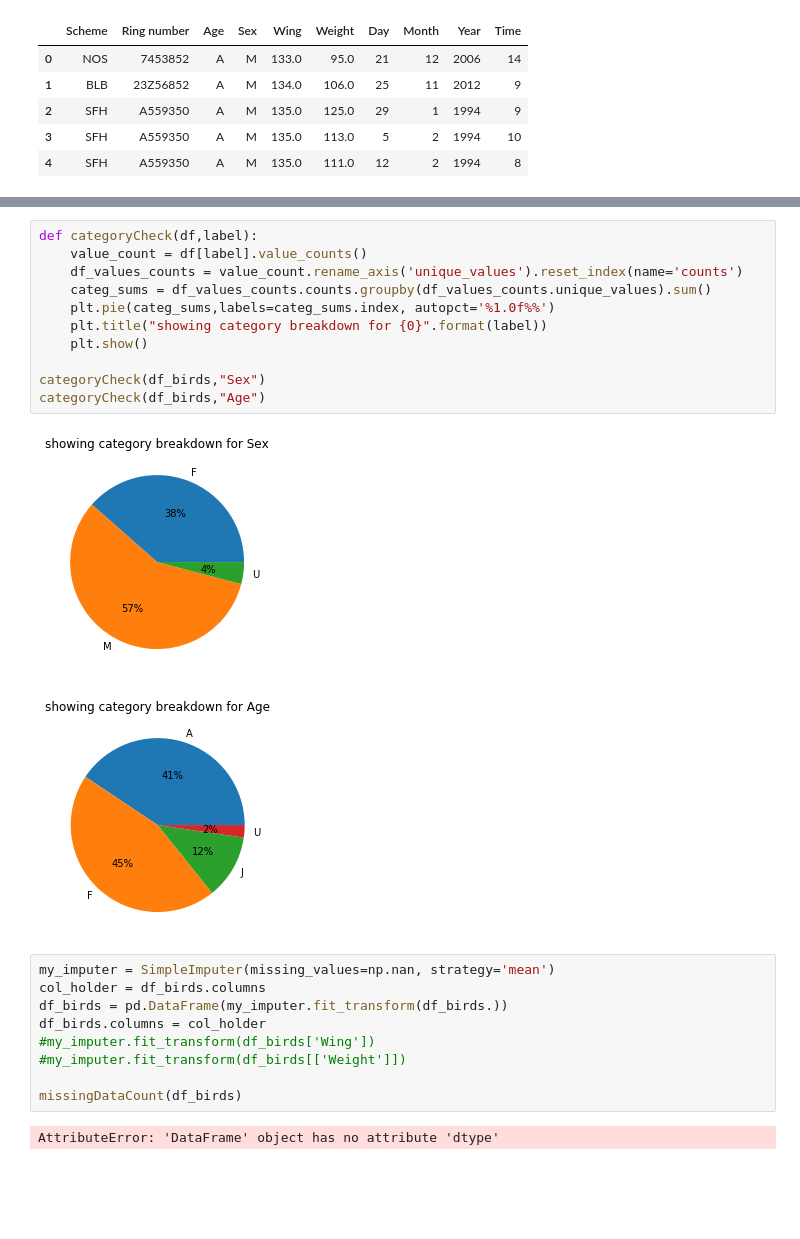
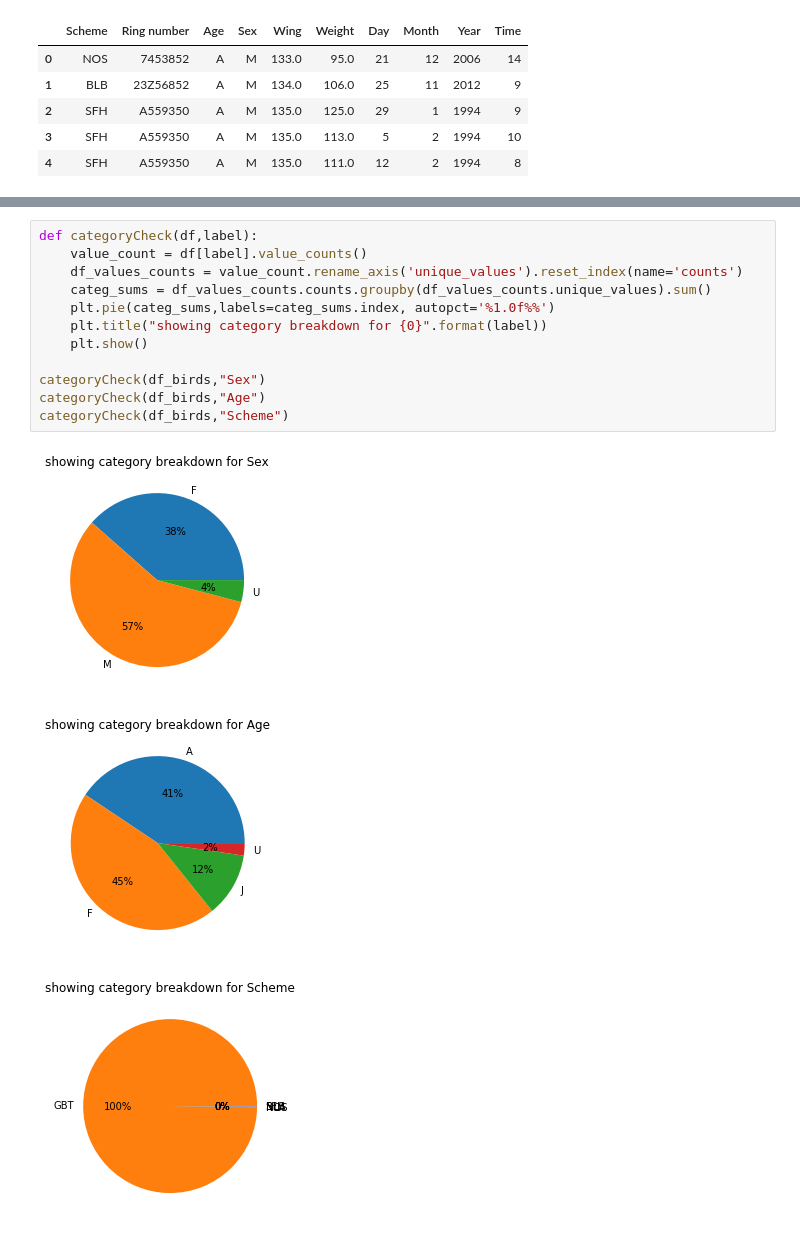
Before and after one commit to foreverloop/oneoff-example-code, a Jupyter notebook: blackbird_eda_models.ipynb, the cells around one changed output, grey strips where cells are left out. Drawn from its saved outputs; the diff is of its cells as text; blank space fills up the shorter version.

```diff
--- a/blackbird_eda_models.ipynb
+++ b/blackbird_eda_models.ipynb
@@ -53,25 +70,16 @@ percent missing overall (out of 100) =  0.7057967499393646
 # %%
 def categoryCheck(df,label):
     value_count = df[label].value_counts()
     df_values_counts = value_count.rename_axis('unique_values').reset_index(name='counts')
     categ_sums = df_values_counts.counts.groupby(df_values_counts.unique_values).sum()
     plt.pie(categ_sums,labels=categ_sums.index, autopct='%1.0f%%')
     plt.title("showing category breakdown for {0}".format(label))
     plt.show()
 
 categoryCheck(df_birds,"Sex")
 categoryCheck(df_birds,"Age")
+categoryCheck(df_birds,"Scheme")
 # %% [output]
 [figure]
 [figure]
+[figure, added]
-# %%
-my_imputer = SimpleImputer(missing_values=np.nan, strategy='mean')
-col_holder = df_birds.columns
-df_birds = pd.DataFrame(my_imputer.fit_transform(df_birds.))
-df_birds.columns = col_holder
-#my_imputer.fit_transform(df_birds['Wing'])
-#my_imputer.fit_transform(df_birds[['Weight']])
-
-missingDataCount(df_birds)
-# %% [output]
-AttributeError: 'DataFrame' object has no attribute 'dtype'
```
Also changed, not shown: parts of 15 cells of this notebook.
